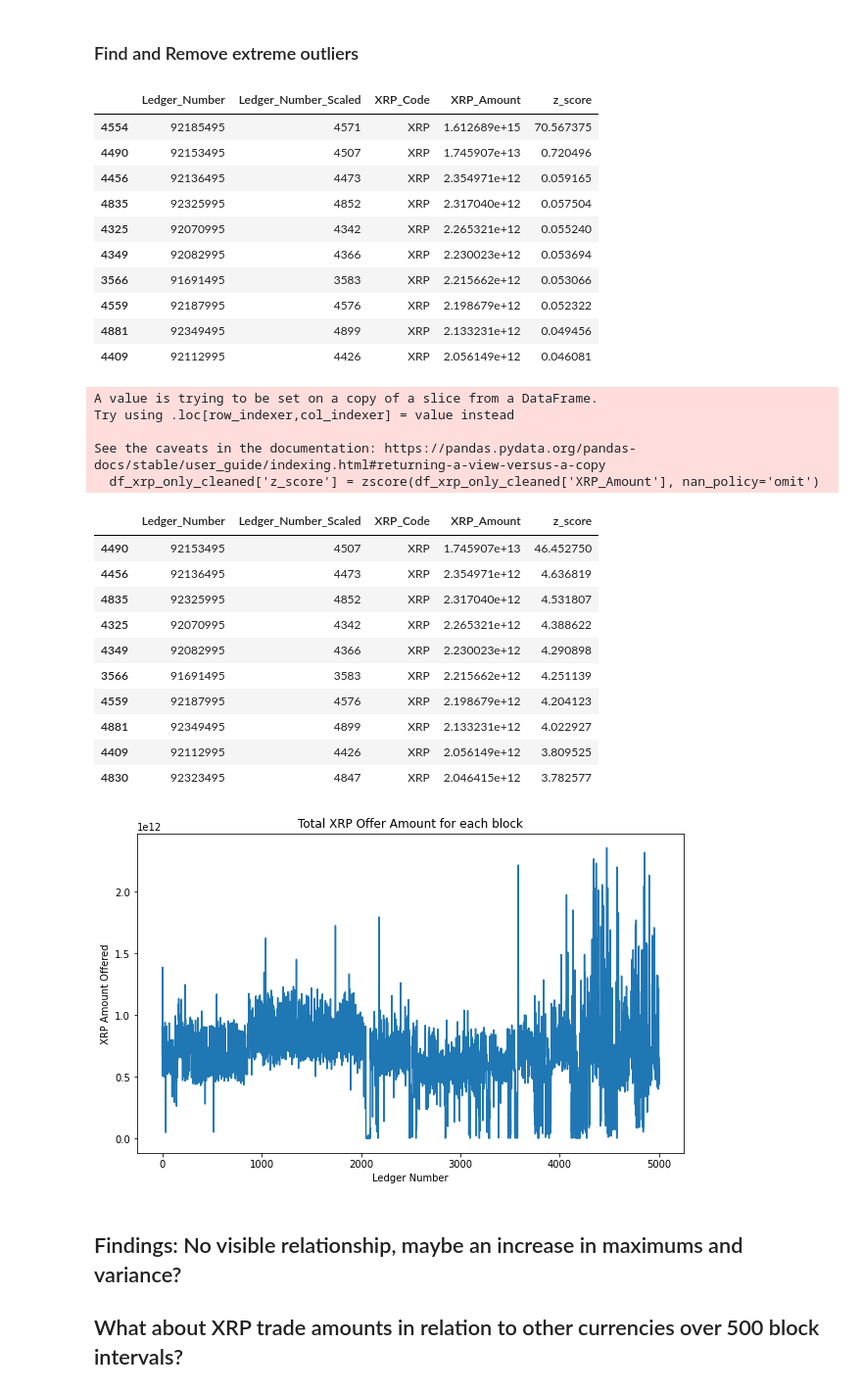
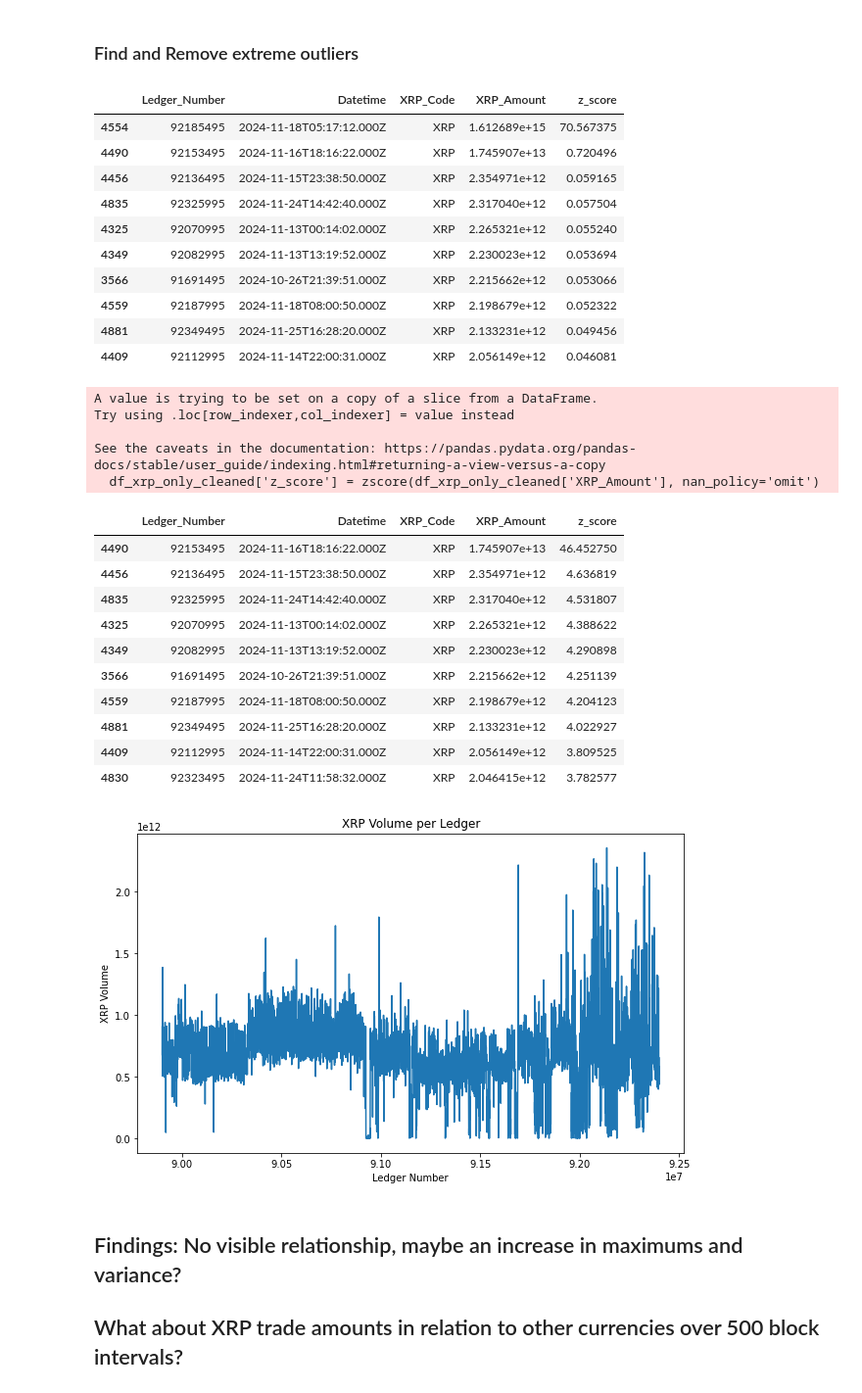
Before and after one commit to Ayrnen/XRP, a Jupyter notebook: TransactionCountEDA.ipynb, the cells around one changed output. Shown: that part at 98% size. Cells and saved outputs as stored; diff of their text form; code cells hidden in the pictures.

```diff
--- a/TransactionCountEDA.ipynb
+++ b/TransactionCountEDA.ipynb
@@ -59,23 +61,25 @@ def transform_row(row):
     if row['Gets_Currency_Code'] == 'XRP':
         return {
             'Ledger_Number': row['Ledger_Number'],
+            'Datetime': row['Ledger_Date'],
 
             'XRP_Code': row['Gets_Currency_Code'],
             'XRP_Amount': row['Gets_Count_sum'],
 
-            'Traded_currency_Code': row['Pays_Currency_Code'],
-            'Traded_Currency_Amount': row['Pays_Count_sum']
+            'Trade_Code': row['Pays_Currency_Code'],
+            'Code_Amount': row['Pays_Count_sum']
         }
 
     elif row['Pays_Currency_Code'] == 'XRP':
         return {
             'Ledger_Number': row['Ledger_Number'],
+            'Datetime': row['Ledger_Date'],
 
             'XRP_Code': row['Pays_Currency_Code'],
             'XRP_Amount': row['Pays_Count_sum'],
 
-            'Traded_currency_Code': row['Gets_Currency_Code'],
-            'Traded_Currency_Amount': row['Gets_Count_sum']
+            'Trade_Code': row['Gets_Currency_Code'],
+            'Code_Amount': row['Gets_Count_sum']
         }
     else:
         print('Error')
@@ -84,9 +88,3 @@ def transform_row(row):
 
 transformed_data = [transform_row(row) for _, row in df_xrp.iterrows()]
 df_xrp = pd.DataFrame(transformed_data)
-
-df_xrp['Ledger_Number_Scaled'] = (df_xrp['Ledger_Number'] // 500)
-df_xrp['Ledger_Number_Scaled'] -= df_xrp['Ledger_Number_Scaled'].min()
-
-df_xrp.sort_values(by='Ledger_Number_Scaled')
-df_xrp.head()
@@ -100,14 +91,14 @@ df_xrp.head()
 # %%
-df_xrp_only = df_xrp.groupby(['Ledger_Number', 'Ledger_Number_Scaled', 'XRP_Code']).agg(
+df_xrp_only = df_xrp.groupby(['Ledger_Number', 'Datetime', 'XRP_Code']).agg(
     XRP_Amount=('XRP_Amount', 'sum')
 ).reset_index()
 
 plt.figure(figsize=(10, 6))
-plt.plot(df_xrp_only['Ledger_Number_Scaled'], df_xrp_only['XRP_Amount'])
+plt.plot(df_xrp_only['Ledger_Number'], df_xrp_only['XRP_Amount'])
 
 plt.xlabel('Ledger Number')
-plt.ylabel('XRP Amount Offered')
-plt.title('Total XRP Offer Amount for each block')
+plt.ylabel('Total XRP Amount Offered')
+plt.title('XRP Volume* per Ledger')
 
 plt.show()
 # %% [output]
@@ -118,17 +109,17 @@ plt.show()
 df_xrp_only['z_score'] = zscore(df_xrp_only['XRP_Amount'], nan_policy='omit')
 df_xrp_only.sort_values(by='z_score', ascending=False).head(10)
 # %% [output]
-|  | Ledger_Number | Ledger_Number_Scaled | XRP_Code | XRP_Amount | z_score |
-| 4554 | 92185495 | 4571 | XRP | 1.612689e+15 | 70.567375 |
-| 4490 | 92153495 | 4507 | XRP | 1.745907e+13 | 0.720496 |
-| 4456 | 92136495 | 4473 | XRP | 2.354971e+12 | 0.059165 |
-| 4835 | 92325995 | 4852 | XRP | 2.317040e+12 | 0.057504 |
-| 4325 | 92070995 | 4342 | XRP | 2.265321e+12 | 0.055240 |
-| 4349 | 92082995 | 4366 | XRP | 2.230023e+12 | 0.053694 |
-| 3566 | 91691495 | 3583 | XRP | 2.215662e+12 | 0.053066 |
-| 4559 | 92187995 | 4576 | XRP | 2.198679e+12 | 0.052322 |
-| 4881 | 92349495 | 4899 | XRP | 2.133231e+12 | 0.049456 |
-| 4409 | 92112995 | 4426 | XRP | 2.056149e+12 | 0.046081 |
+|  | Ledger_Number | Datetime | XRP_Code | XRP_Amount | z_score |
+| 4554 | 92185495 | 2024-11-18T05:17:12.000Z | XRP | 1.612689e+15 | 70.567375 |
+| 4490 | 92153495 | 2024-11-16T18:16:22.000Z | XRP | 1.745907e+13 | 0.720496 |
+| 4456 | 92136495 | 2024-11-15T23:38:50.000Z | XRP | 2.354971e+12 | 0.059165 |
+| 4835 | 92325995 | 2024-11-24T14:42:40.000Z | XRP | 2.317040e+12 | 0.057504 |
+| 4325 | 92070995 | 2024-11-13T00:14:02.000Z | XRP | 2.265321e+12 | 0.055240 |
+| 4349 | 92082995 | 2024-11-13T13:19:52.000Z | XRP | 2.230023e+12 | 0.053694 |
+| 3566 | 91691495 | 2024-10-26T21:39:51.000Z | XRP | 2.215662e+12 | 0.053066 |
+| 4559 | 92187995 | 2024-11-18T08:00:50.000Z | XRP | 2.198679e+12 | 0.052322 |
+| 4881 | 92349495 | 2024-11-25T16:28:20.000Z | XRP | 2.133231e+12 | 0.049456 |
+| 4409 | 92112995 | 2024-11-14T22:00:31.000Z | XRP | 2.056149e+12 | 0.046081 |
 # %%
 df_xrp_only_cleaned = df_xrp_only[df_xrp_only['z_score'].abs() <=70]
 df_xrp_only_cleaned['z_score'] = zscore(df_xrp_only_cleaned['XRP_Amount'], nan_policy='omit')
@@ -139,30 +130,30 @@ Try using .loc[row_indexer,col_indexer] = value instead
 
 See the caveats in the documentation: https://pandas.pydata.org/pandas-docs/stable/user_guide/indexing.html#returning-a-view-versus-a-copy
   df_xrp_only_cleaned['z_score'] = zscore(df_xrp_only_cleaned['XRP_Amount'], nan_policy='omit')
-|  | Ledger_Number | Ledger_Number_Scaled | XRP_Code | XRP_Amount | z_score |
-| 4490 | 92153495 | 4507 | XRP | 1.745907e+13 | 46.452750 |
-| 4456 | 92136495 | 4473 | XRP | 2.354971e+12 | 4.636819 |
-| 4835 | 92325995 | 4852 | XRP | 2.317040e+12 | 4.531807 |
-| 4325 | 92070995 | 4342 | XRP | 2.265321e+12 | 4.388622 |
-| 4349 | 92082995 | 4366 | XRP | 2.230023e+12 | 4.290898 |
-| 3566 | 91691495 | 3583 | XRP | 2.215662e+12 | 4.251139 |
-| 4559 | 92187995 | 4576 | XRP | 2.198679e+12 | 4.204123 |
-| 4881 | 92349495 | 4899 | XRP | 2.133231e+12 | 4.022927 |
-| 4409 | 92112995 | 4426 | XRP | 2.056149e+12 | 3.809525 |
-| 4830 | 92323495 | 4847 | XRP | 2.046415e+12 | 3.782577 |
+|  | Ledger_Number | Datetime | XRP_Code | XRP_Amount | z_score |
+| 4490 | 92153495 | 2024-11-16T18:16:22.000Z | XRP | 1.745907e+13 | 46.452750 |
+| 4456 | 92136495 | 2024-11-15T23:38:50.000Z | XRP | 2.354971e+12 | 4.636819 |
+| 4835 | 92325995 | 2024-11-24T14:42:40.000Z | XRP | 2.317040e+12 | 4.531807 |
+| 4325 | 92070995 | 2024-11-13T00:14:02.000Z | XRP | 2.265321e+12 | 4.388622 |
+| 4349 | 92082995 | 2024-11-13T13:19:52.000Z | XRP | 2.230023e+12 | 4.290898 |
+| 3566 | 91691495 | 2024-10-26T21:39:51.000Z | XRP | 2.215662e+12 | 4.251139 |
+| 4559 | 92187995 | 2024-11-18T08:00:50.000Z | XRP | 2.198679e+12 | 4.204123 |
+| 4881 | 92349495 | 2024-11-25T16:28:20.000Z | XRP | 2.133231e+12 | 4.022927 |
+| 4409 | 92112995 | 2024-11-14T22:00:31.000Z | XRP | 2.056149e+12 | 3.809525 |
+| 4830 | 92323495 | 2024-11-24T11:58:32.000Z | XRP | 2.046415e+12 | 3.782577 |
 # %%
 df_xrp_only_cleaned = df_xrp_only_cleaned[df_xrp_only_cleaned['z_score'].abs() <=40]
 
 plt.figure(figsize=(10, 6))
-plt.plot(df_xrp_only_cleaned['Ledger_Number_Scaled'], df_xrp_only_cleaned['XRP_Amount'])
+plt.plot(df_xrp_only_cleaned['Ledger_Number'], df_xrp_only_cleaned['XRP_Amount'])
 
 plt.xlabel('Ledger Number')
-plt.ylabel('XRP Amount Offered')
-plt.title('Total XRP Offer Amount for each block')
+plt.ylabel('XRP Volume')
+plt.title('XRP Volume per Ledger')
 
 plt.show()
 # %% [output]
-[figure, old version]
+[figure, new version]
 # %% [markdown]
 ## Findings: No visible relationship, maybe an increase in maximums and variance?
 ## What about XRP trade amounts in relation to other currencies over 500 block intervals?
```
Also changed, not shown: parts of 16 cells of this notebook, 3 other files.
